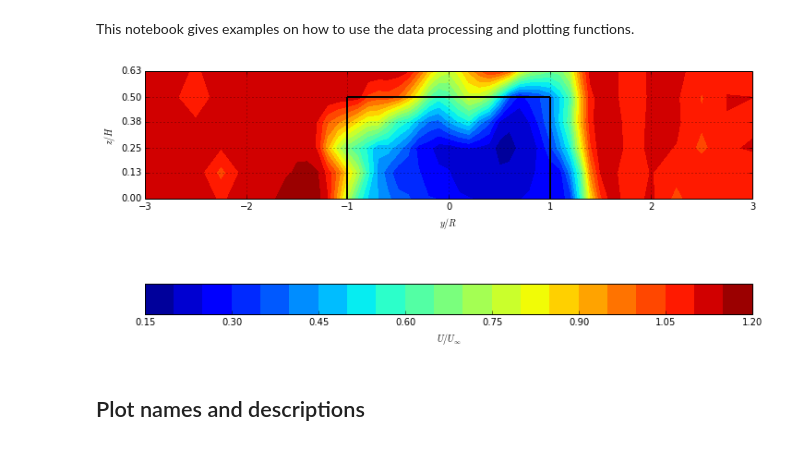
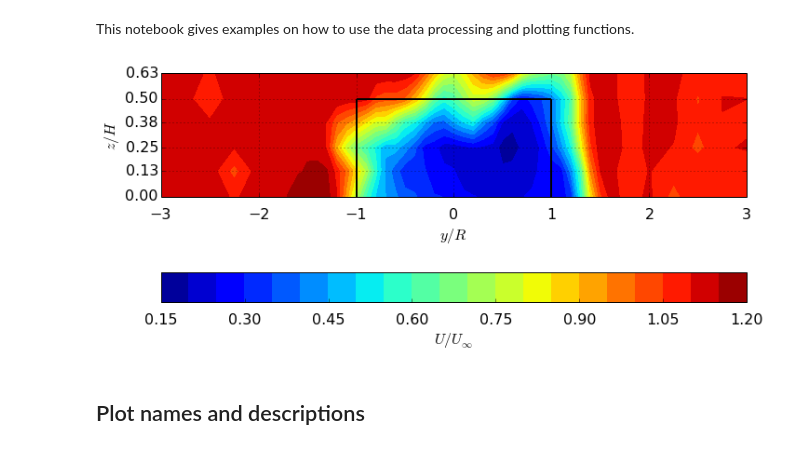
Before and after one commit to UNH-CORE/RVAT-baseline, a Jupyter notebook: notebook.ipynb, the cells around one changed output. Drawn from its saved outputs; the diff is of its cells as text; code cells hidden in the pictures.

Commit message:
Change default plot styles in notebook

```diff
--- a/notebook.ipynb
+++ b/notebook.ipynb
@@ -5,14 +5,14 @@ This notebook gives examples on how to use the data processing and plotting func
 # %%
 %matplotlib inline
 from plotting import *
 
-# Set matplotlib parameters to use LaTeX, larger fonts, etc.
-#setpltparams()
+# Set matplotlib parameters
+setpltparams(latex=False)
 
 # Plot contours of mean streamwise velocity
 plotwake("meanucont")
 # %% [output]
-[figure, old version]
+[figure, new version]
 # %% [markdown]
 ## Plot names and descriptions
 # %% [markdown]
```
Also changed, not shown: parts of 2 cells of this notebook.
